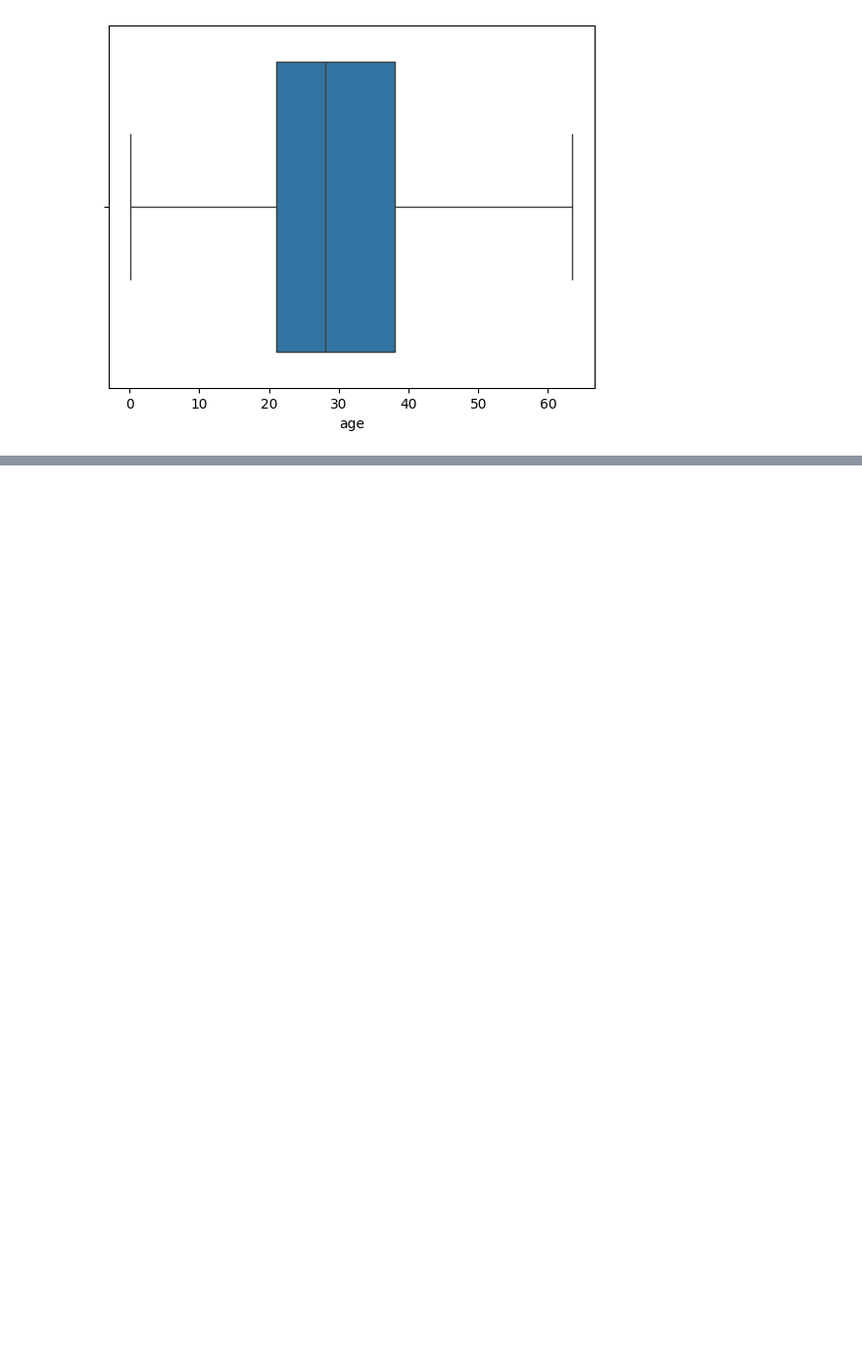
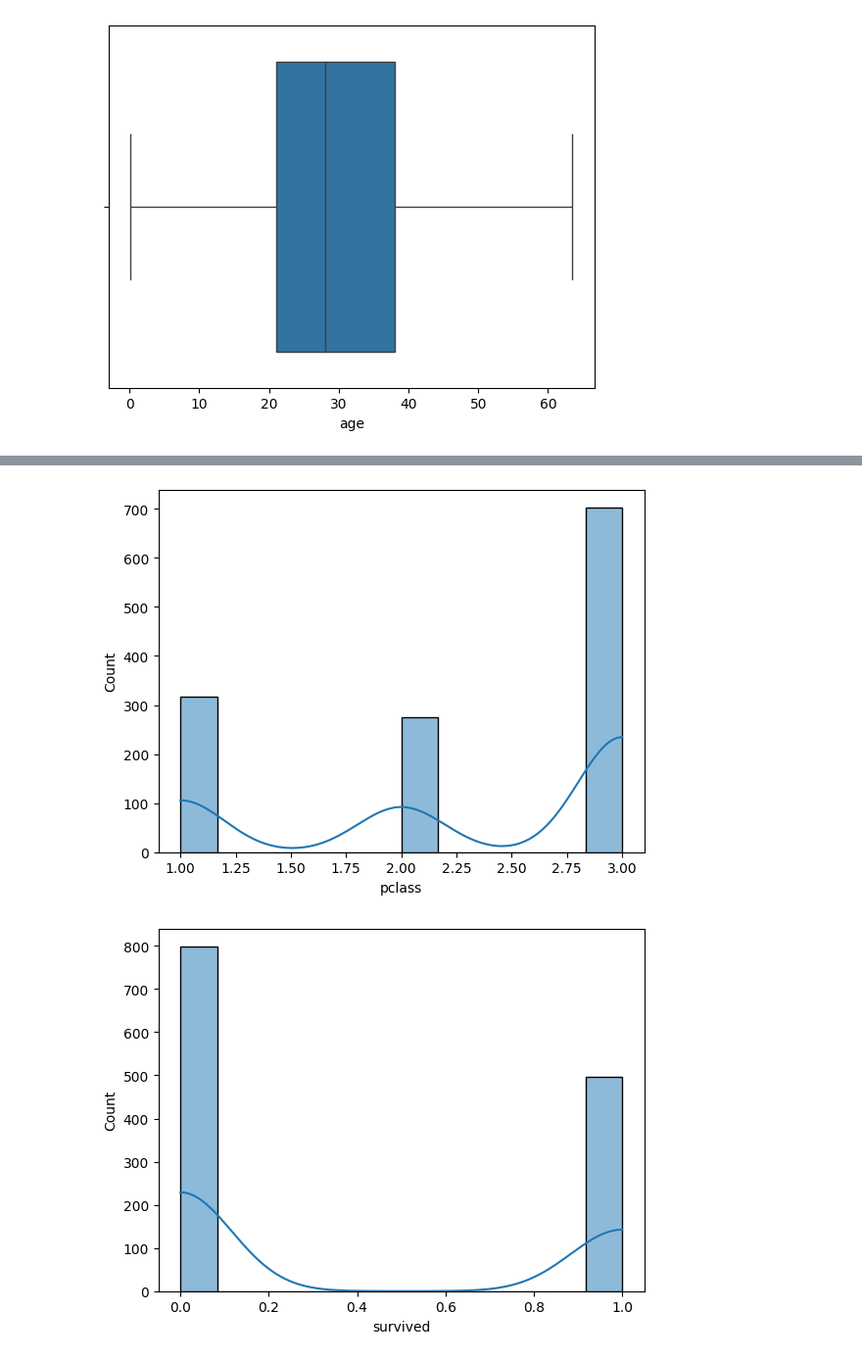
Before and after one commit to HusseinElhaddad/Titanic-Classification-DEPI-Mini-Project, a Jupyter notebook: mini_project.ipynb, the cells around one changed output, grey strips where cells are left out. Shown at 98% size. Drawn from its saved outputs; the diff is of its cells as text; code cells hidden in the pictures; blank space fills up the shorter version.

```diff
--- a/mini_project.ipynb
+++ b/mini_project.ipynb
@@ -58,13 +76,3 @@ df["ticket"].nunique(), df["fare"].nunique()
 # %%
-# from matplotlib import pyplot as plt
-# import seaborn as sns
-
-# df = df.select_dtypes(include=['number'])
-# df = df.drop(columns=['body'], axis=True)
-# # corr_matrix = df.corr()
-# # sns.heatmap(corr_matrix, annot=True, cmap='coolwarm', fmt='.2f')
-# df['pclass'] = df['pclass'].astype(str)
-
-# sns.boxenplot(x='fare', y='pclass', data=df)
-# plt.show()
-# # df = df.drop(columns=['ticket', 'fare', 'boat', 'body', 'home.dest'])
+df['boat'] = pd.to_numeric(df['boat'], errors='coerce')
+df['boat'].unique()
@@ -70,0 +82,14 @@ df["ticket"].nunique(), df["fare"].nunique()
+# %%
+mask = df['ticket'] != 'LINE'
+df = df[mask]
+
+def clean_ticket(ticket):
+    if isinstance(ticket, str):
+        if ticket.isdigit():
+            return int(ticket)
+        return int(ticket.split(' ')[-1])
+    return ticket
+
+
+df['ticket'] = df['ticket'].apply(clean_ticket)
+df['ticket'].unique()
@@ -71,4 +114,4 @@ df["ticket"].nunique(), df["fare"].nunique()
 # %%
-df = df.drop(columns=['body', 'home.dest', 'embarked'])
-df.describe()
+df.info()
+df['ticket'].unique()
 # %% [output]
@@ -177,3 +228,6 @@ sns.boxplot(x='age', data=df)
 # %% [output]
 <Axes: xlabel='age'>
 [figure]
+# %%
+for col in df.columns:
+    print(f"{col}: ", (df[col].isnull().sum() / df.shape[0]) * 100)
@@ -179,0 +249,9 @@ sns.boxplot(x='age', data=df)
+# %%
+from matplotlib import pyplot as plt
+
+for col in df.select_dtypes(include=['number']).columns:
+    sns.histplot(data=df, x=col, kde=True)
+    plt.show()
+# %% [output]
+[figure, added]
+[figure, added]
```
Also changed, not shown: parts of 19 cells of this notebook, 1 other file.
